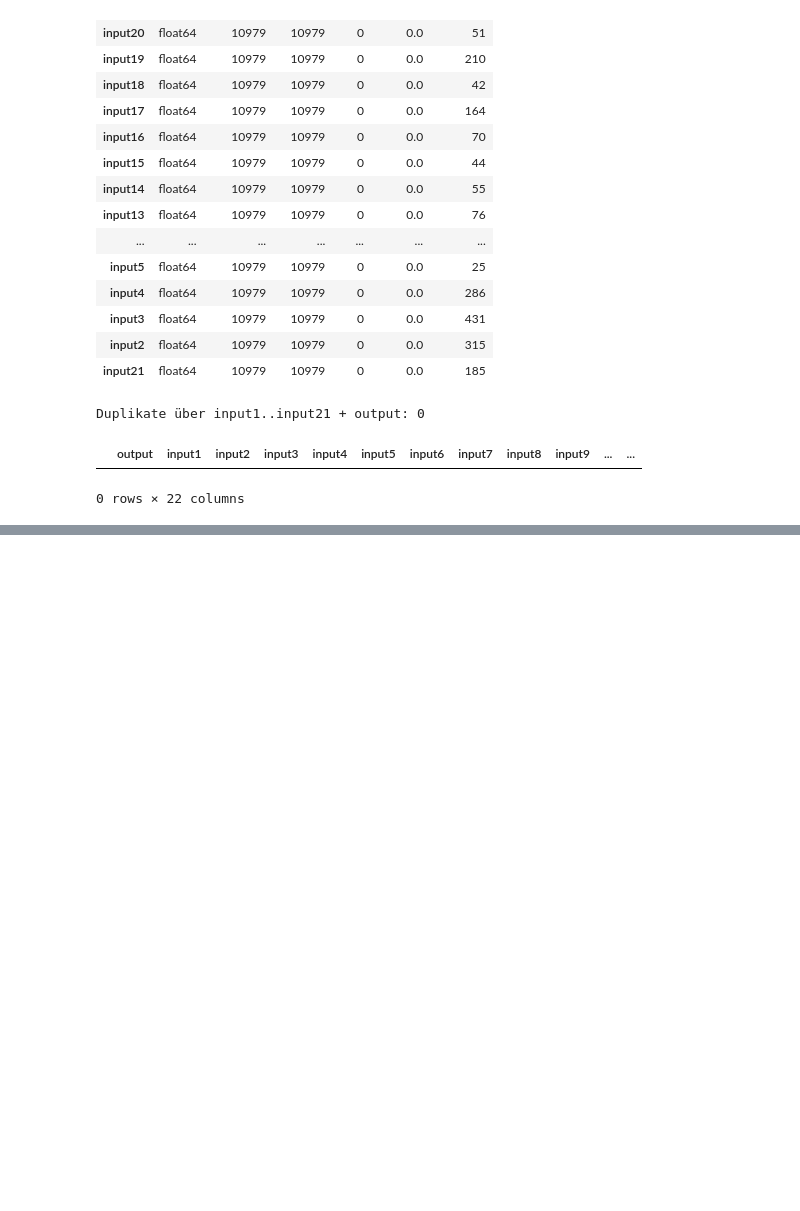
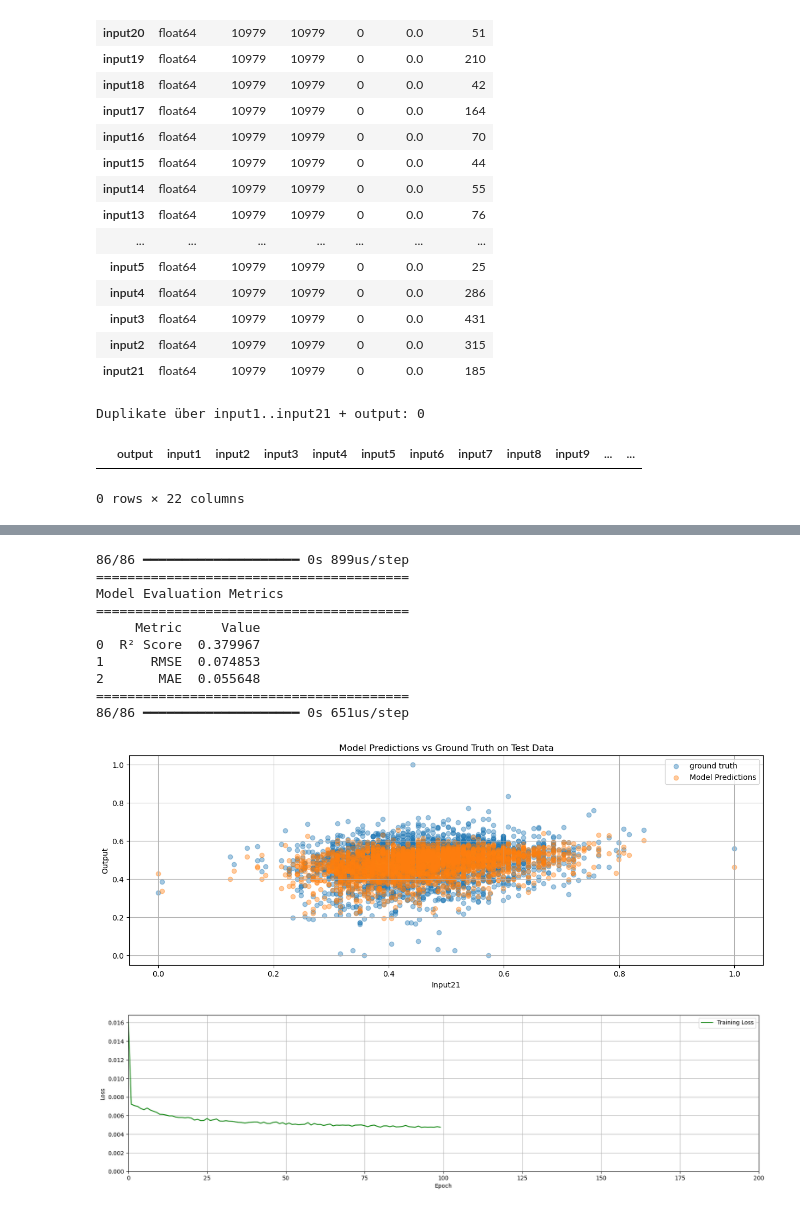
Before and after one commit to marker1401/Steel_Prod_Data, a Jupyter notebook: src/notebooks/notebook.ipynb, the cells around one changed output, grey strips where cells are left out. Drawn from its saved outputs; the diff is of its cells as text; code cells hidden in the pictures; blank space fills up the shorter version.

```diff
--- a/src/notebooks/notebook.ipynb
+++ b/src/notebooks/notebook.ipynb
@@ -148,9 +138,0 @@ print(model.score(X_test,y_test))
-# %%
-#RandomForestRegressor
-from sklearn.ensemble import RandomForestRegressor
-
-model=RandomForestRegressor()
-
-model.fit(X_train, y_train)
-
-print(model.score(X_test,y_test))
@@ -159,0 +139,16 @@ from tensorflow.keras import layers, models, callbacks, regularizers
+# %%
+from keras.models import Sequential
+from keras.layers import Dense
+
+model_dnnstd = Sequential()
+model_dnnstd.add(Dense(256, activation='relu', input_shape=(X_train.shape[1],) )) #21 Inputs
+model_dnnstd.add(Dense(1,activation='linear'))
+
+model_dnnstd.compile(optimizer='adam', loss='mse', metrics=['mae'])
+
+
+history_dnnstd=model_dnnstd.fit(
+          X_train,
+          y_train,
+          epochs=100,
+          batch_size=32)
@@ -239,0 +274,20 @@ plot_data(X_test, y_test, y_pred, title="Model Predictions vs Ground Truth on Te
+# %%
+#Eval DNN standard
+
+from plot_helper import evaluate_model, plot_data
+evaluate_model(model_dnnstd, X_test, y_test)
+plot_data(X_test, y_test, model_dnnstd.predict(X_test), title="Model Predictions vs Ground Truth on Test Data")
+plot_loss(history_dnnstd)
+# %% [output]
+86/86 ━━━━━━━━━━━━━━━━━━━━ 0s 899us/step
+========================================
+Model Evaluation Metrics
+========================================
+     Metric     Value
+0  R² Score  0.379967
+1      RMSE  0.074853
+2       MAE  0.055648
+========================================
+86/86 ━━━━━━━━━━━━━━━━━━━━ 0s 651us/step
+[figure, added]
+[figure, added]
```
Also changed, not shown: parts of 21 cells of this notebook, 16 other files.
